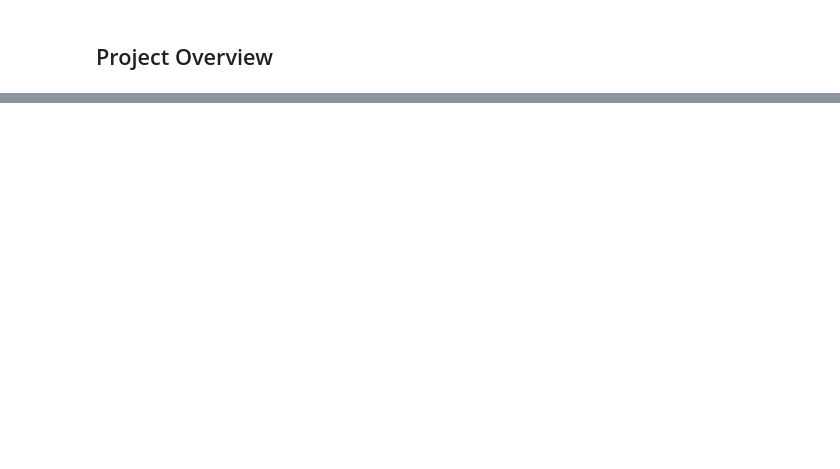
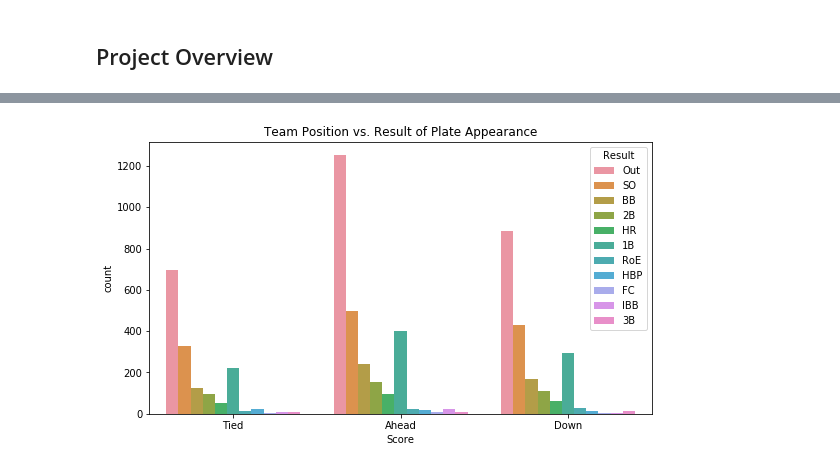
Before and after one commit to str007/Kaggle, a Jupyter notebook: Boston Red Sox Case Study/Boston Red Sox Case Study.ipynb, the cells around one changed output, grey strips where cells are left out. Cells and saved outputs as stored; diff of their text form; code cells hidden in the pictures; blank space fills up the shorter version.

```diff
--- a/Boston Red Sox Case Study/Boston Red Sox Case Study.ipynb
+++ b/Boston Red Sox Case Study/Boston Red Sox Case Study.ipynb
@@ -48,0 +140,8 @@ FileNotFoundError: File b'redsox_2018.csv' does not exist
+# %%
+#Look at Score (tied, ahead, down) vs. Result
+plt.figure(figsize=[9,5])
+plt.title('Team Position vs. Result of Plate Appearance')
+sns.countplot(x="Score", hue="Result", data=red_sox)
+plt.show()
+# %% [output]
+[figure, added]
```
Also changed, not shown: parts of 22 cells of this notebook.
